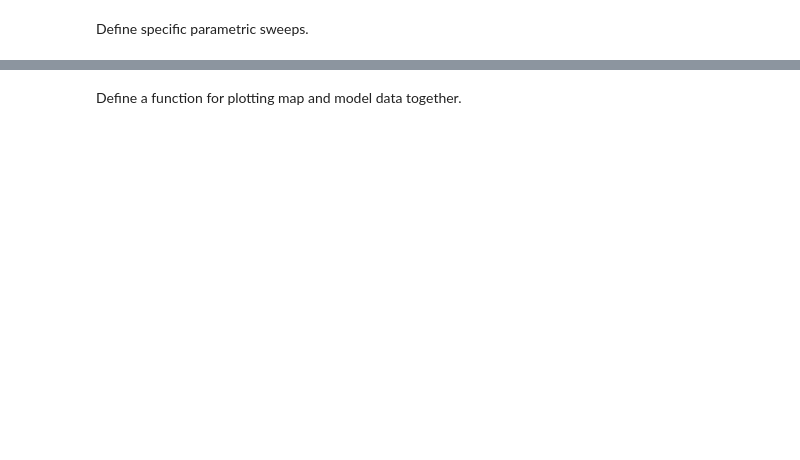
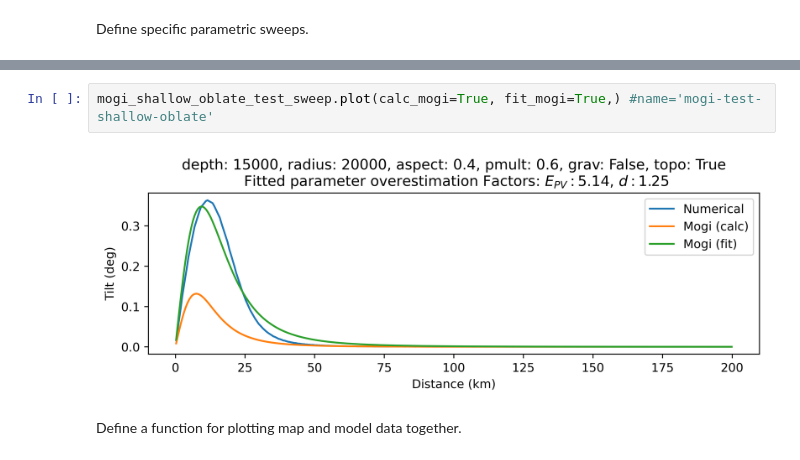
Before and after one commit to hernypeterson/thesis, a Jupyter notebook: code.ipynb, the cells around one changed output, grey strips where cells are left out. Cells and saved outputs as stored; diff of their text form; blank space fills up the shorter version.

```diff
--- a/code.ipynb
+++ b/code.ipynb
@@ -739,3 +762,7 @@ grav_topo_test.plot(mogi_calc=True, mogi_fit=True)
+# %%
+mogi_shallow_oblate_test_sweep.plot(calc_mogi=True, fit_mogi=True,) #name='mogi-test-shallow-oblate'
+# %% [output]
+[figure, added]
 # %% [markdown]
 Define a function for plotting map and model data together.
 # %%
```
Also changed, not shown: parts of 13 cells of this notebook, 3 other files.
